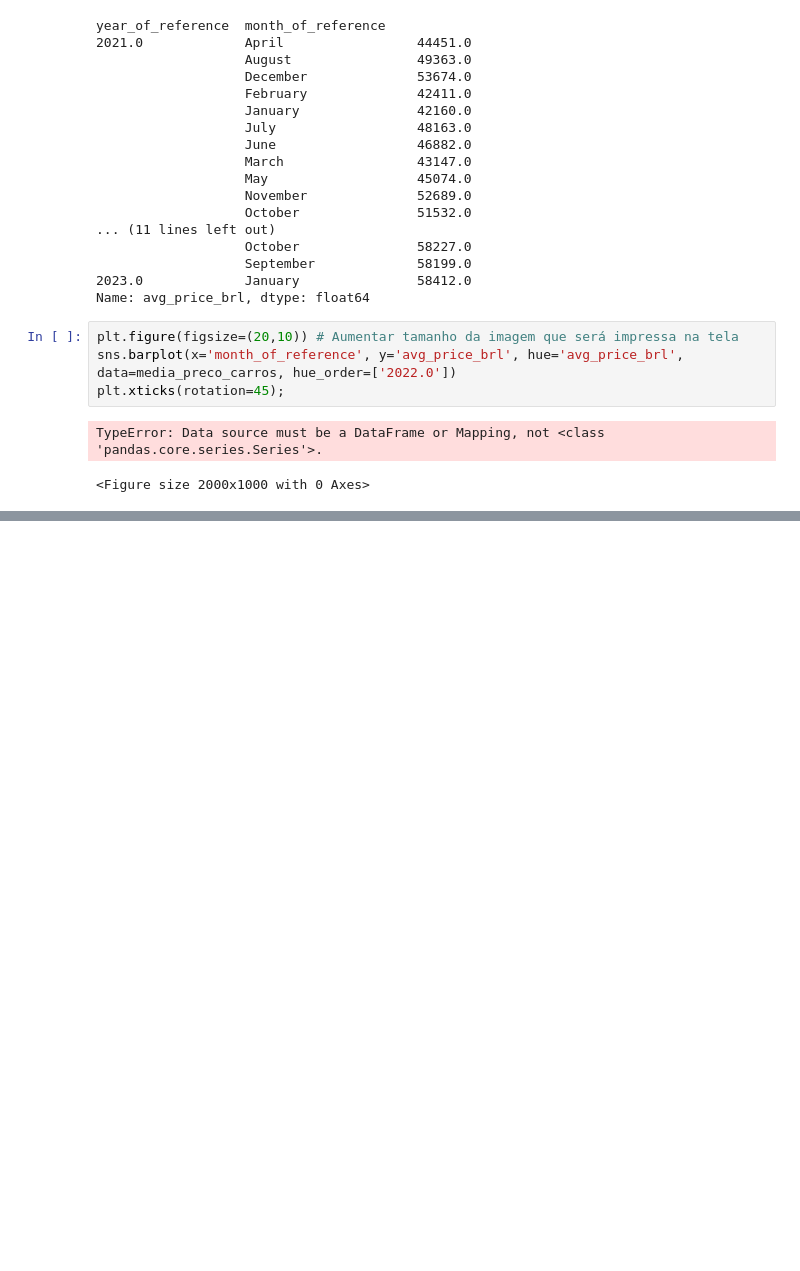
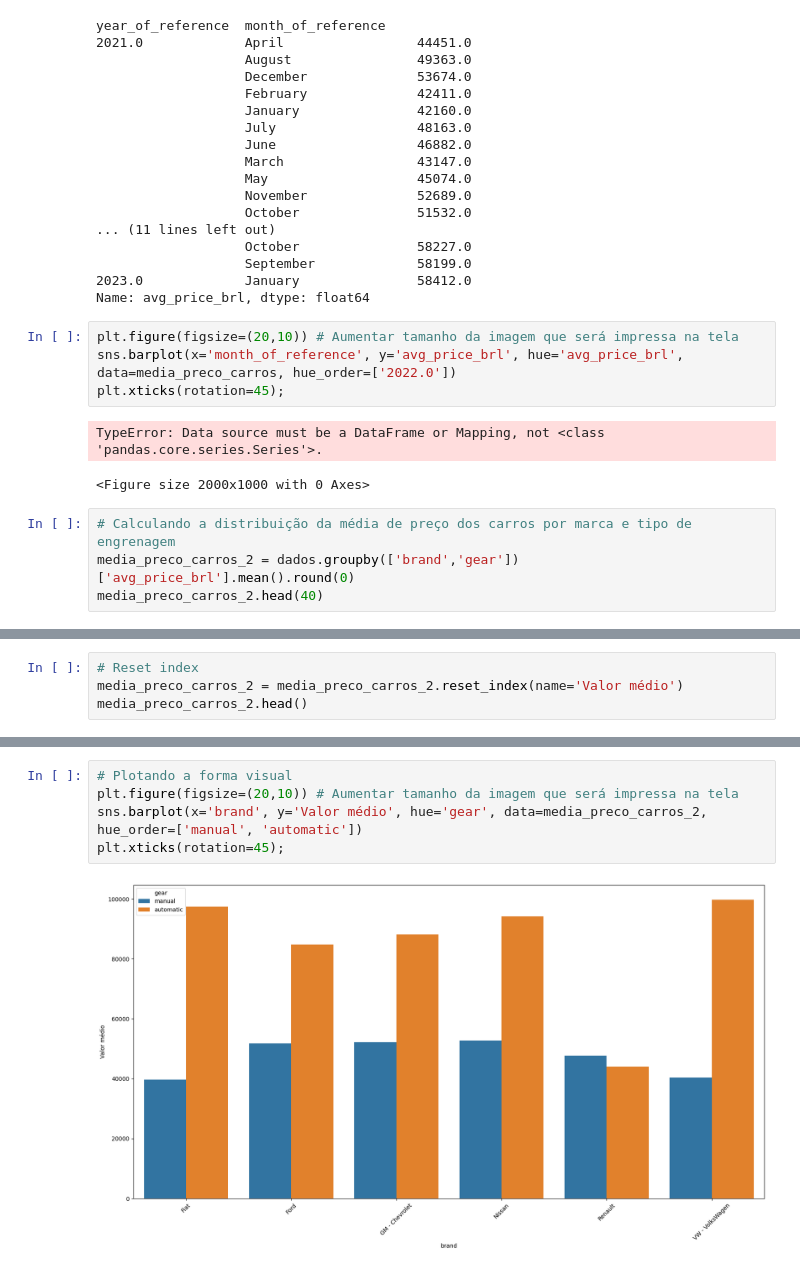
Before and after one commit to Equipe16-IAA/IAA002-TrabalhoFinal, a Jupyter notebook: Main.ipynb, the cells around one changed output, grey strips where cells are left out. Drawn from its saved outputs; the diff is of its cells as text; blank space fills up the shorter version.

```diff
--- a/Main.ipynb
+++ b/Main.ipynb
@@ -268,3 +268,7 @@ plt.xticks(rotation=45);
 # %% [output]
 TypeError: Data source must be a DataFrame or Mapping, not <class 'pandas.core.series.Series'>.
 <Figure size 2000x1000 with 0 Axes>
+# %%
+# Calculando a distribuição da média de preço dos carros por marca e tipo de engrenagem
+media_preco_carros_2 = dados.groupby(['brand','gear'])['avg_price_brl'].mean().round(0)
+media_preco_carros_2.head(40)
@@ -270,0 +290,4 @@ TypeError: Data source must be a DataFrame or Mapping, not <class 'pandas.core.s
+# %%
+# Reset index
+media_preco_carros_2 = media_preco_carros_2.reset_index(name='Valor médio')
+media_preco_carros_2.head()
@@ -270,0 +301,7 @@ TypeError: Data source must be a DataFrame or Mapping, not <class 'pandas.core.s
+# %%
+# Plotando a forma visual
+plt.figure(figsize=(20,10)) # Aumentar tamanho da imagem que será impressa na tela
+sns.barplot(x='brand', y='Valor médio', hue='gear', data=media_preco_carros_2, hue_order=['manual', 'automatic'])
+plt.xticks(rotation=45);
+# %% [output]
+[figure, added]
```
Also changed, not shown: parts of 3 cells of this notebook.
